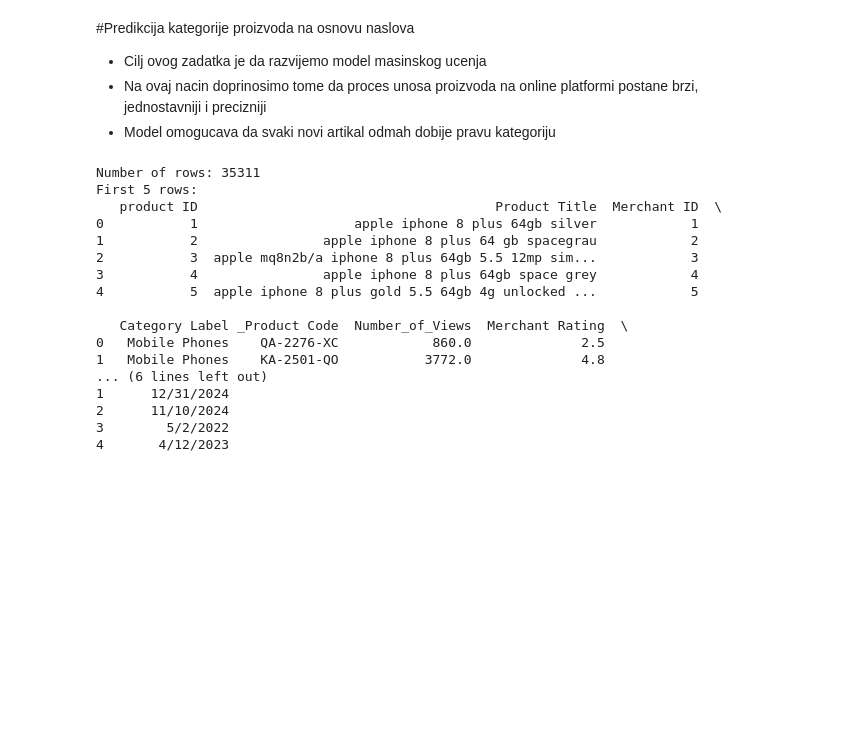
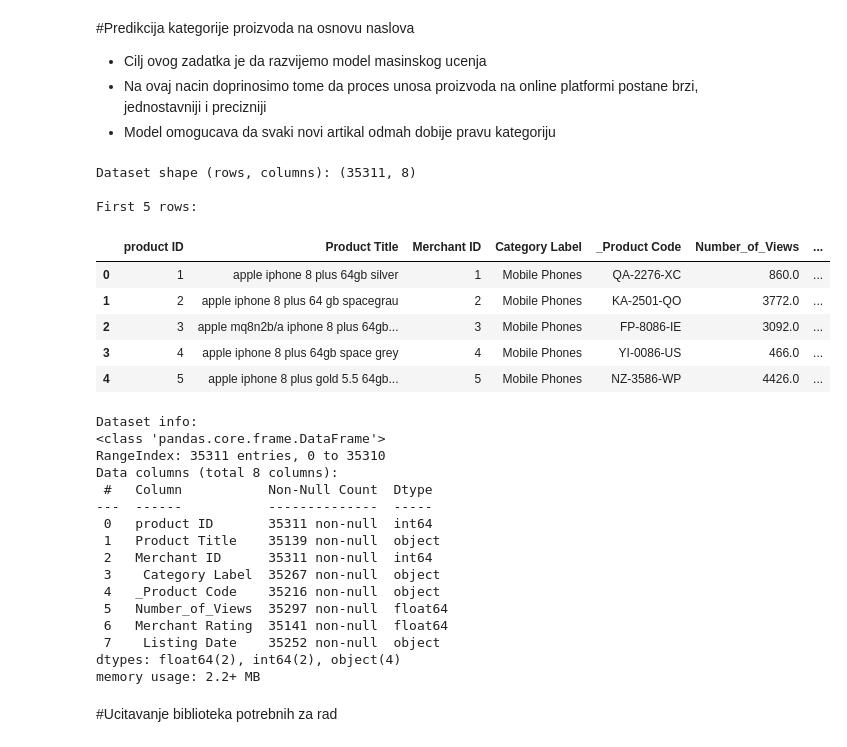
Before and after one commit to Gaga037/ml-product-categorization, a Jupyter notebook: notebook/product_category_classifier.ipynb, the cells around one changed output. Drawn from its saved outputs; the diff is of its cells as text; code cells hidden in the pictures; blank space fills up the shorter version.

```diff
--- a/notebook/product_category_classifier.ipynb
+++ b/notebook/product_category_classifier.ipynb
@@ -9,28 +9,47 @@
 # %%
 import pandas as pd
 
 # load dataset from GitHub
 url = "https://raw.githubusercontent.com/Gaga037/ml-product-categorization/main/data/products.csv"
 df = pd.read_csv(url)
 
-print("Number of rows:", len(df))
-print("First 5 rows:")
-print(df.head())
+# Print shape (number of rows and columns)
+print("Dataset shape (rows, columns):", df.shape)
+
+# Show first 5 rows
+print("\nFirst 5 rows:")
+display(df.head())
+
+# Show column data types and non-null counts
+print("\nDataset info:")
+df.info()
+
+df.columns = df.columns.str.strip()
 # %% [output]
-Number of rows: 35311
+Dataset shape (rows, columns): (35311, 8)
+
 First 5 rows:
-   product ID                                      Product Title  Merchant ID  \
-0           1                    apple iphone 8 plus 64gb silver            1
-1           2                apple iphone 8 plus 64 gb spacegrau            2
-2           3  apple mq8n2b/a iphone 8 plus 64gb 5.5 12mp sim...            3
-3           4                apple iphone 8 plus 64gb space grey            4
-4           5  apple iphone 8 plus gold 5.5 64gb 4g unlocked ...            5
-
-   Category Label _Product Code  Number_of_Views  Merchant Rating  \
-0   Mobile Phones    QA-2276-XC            860.0              2.5
-1   Mobile Phones    KA-2501-QO           3772.0              4.8
-... (6 lines left out)
-1      12/31/2024
-2      11/10/2024
-3        5/2/2022
-4       4/12/2023
+|  | product ID | Product Title | Merchant ID | Category Label | _Product Code | Number_of_Views | ... |
+| 0 | 1 | apple iphone 8 plus 64gb silver | 1 | Mobile Phones | QA-2276-XC | 860.0 | ... |
+| 1 | 2 | apple iphone 8 plus 64 gb spacegrau | 2 | Mobile Phones | KA-2501-QO | 3772.0 | ... |
+| 2 | 3 | apple mq8n2b/a iphone 8 plus 64gb... | 3 | Mobile Phones | FP-8086-IE | 3092.0 | ... |
+| 3 | 4 | apple iphone 8 plus 64gb space grey | 4 | Mobile Phones | YI-0086-US | 466.0 | ... |
+| 4 | 5 | apple iphone 8 plus gold 5.5 64gb... | 5 | Mobile Phones | NZ-3586-WP | 4426.0 | ... |
+Dataset info:
+<class 'pandas.core.frame.DataFrame'>
+RangeIndex: 35311 entries, 0 to 35310
+Data columns (total 8 columns):
+ #   Column           Non-Null Count  Dtype
+---  ------           --------------  -----
+ 0   product ID       35311 non-null  int64
+ 1   Product Title    35139 non-null  object
+ 2   Merchant ID      35311 non-null  int64
+ 3    Category Label  35267 non-null  object
+ 4   _Product Code    35216 non-null  object
+ 5   Number_of_Views  35297 non-null  float64
+ 6   Merchant Rating  35141 non-null  float64
+ 7    Listing Date    35252 non-null  object
+dtypes: float64(2), int64(2), object(4)
+memory usage: 2.2+ MB
+# %% [markdown]
+#Ucitavanje biblioteka potrebnih za rad
```
Also changed, not shown: parts of 13 cells of this notebook.
